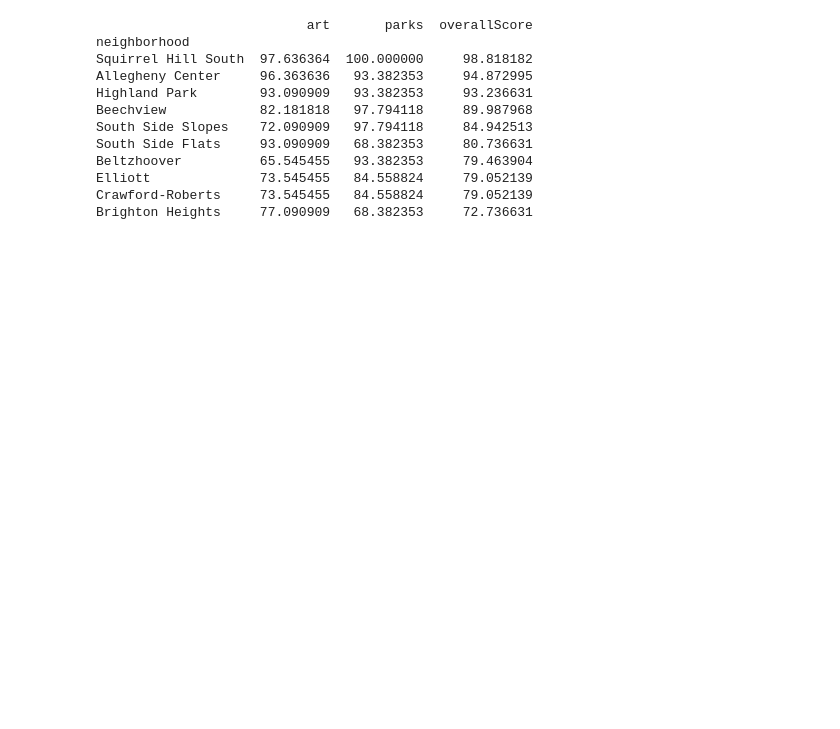
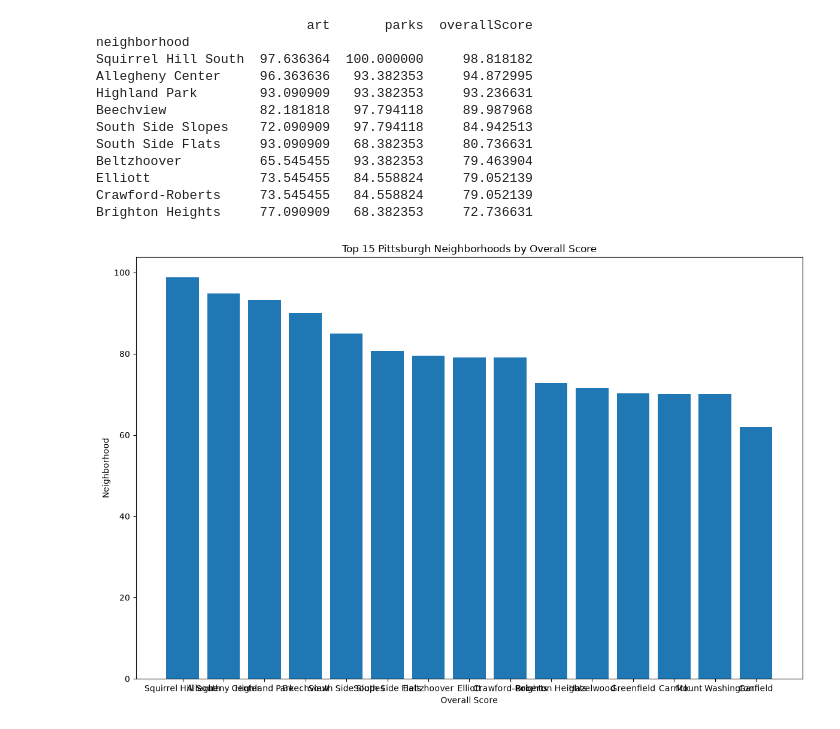
Before and after one commit to Sleepblox/CMPINF-0010-Final-Project, a Jupyter notebook: finalMetric/finalMetric.ipynb, the cells around one changed output. Drawn from its saved outputs; the diff is of its cells as text; code cells hidden in the pictures; blank space fills up the shorter version.

```diff
--- a/finalMetric/finalMetric.ipynb
+++ b/finalMetric/finalMetric.ipynb
@@ -36,3 +36,28 @@ Beltzhoover          65.545455   93.382353     79.463904
 Elliott              73.545455   84.558824     79.052139
 Crawford-Roberts     73.545455   84.558824     79.052139
 Brighton Heights     77.090909   68.382353     72.736631
+# %%
+import matplotlib.pyplot as plt
+
+graph = combined.sort_values(
+    by="overallScore",
+    ascending=False
+).head(15)
+
+graph = graph.reset_index()
+
+plt.figure(figsize=(12, 8))
+
+plt.bar(
+    graph["neighborhood"],
+    graph["overallScore"]
+)
+
+plt.xlabel("Overall Score")
+plt.ylabel("Neighborhood")
+plt.title("Top 15 Pittsburgh Neighborhoods by Overall Score")
+
+plt.tight_layout()
+plt.show()
+# %% [output]
+[figure, added]
```
